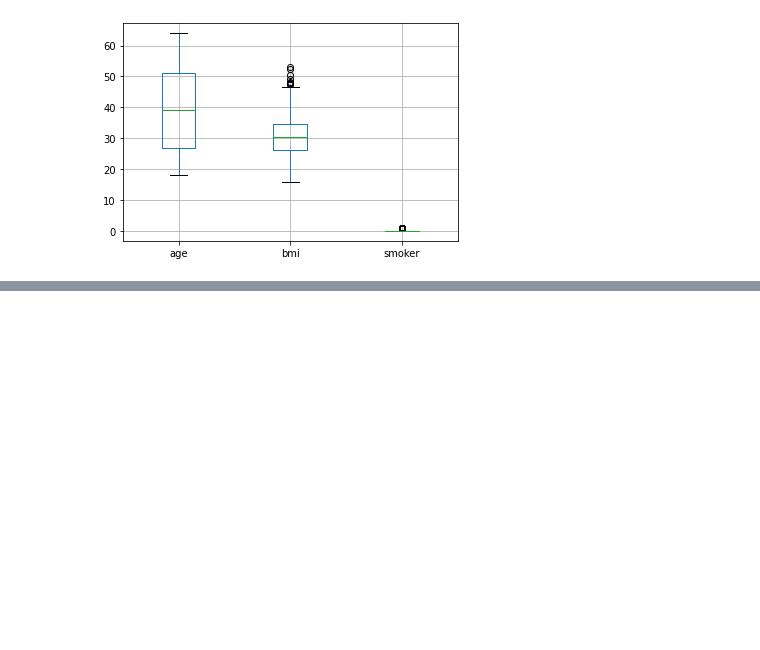
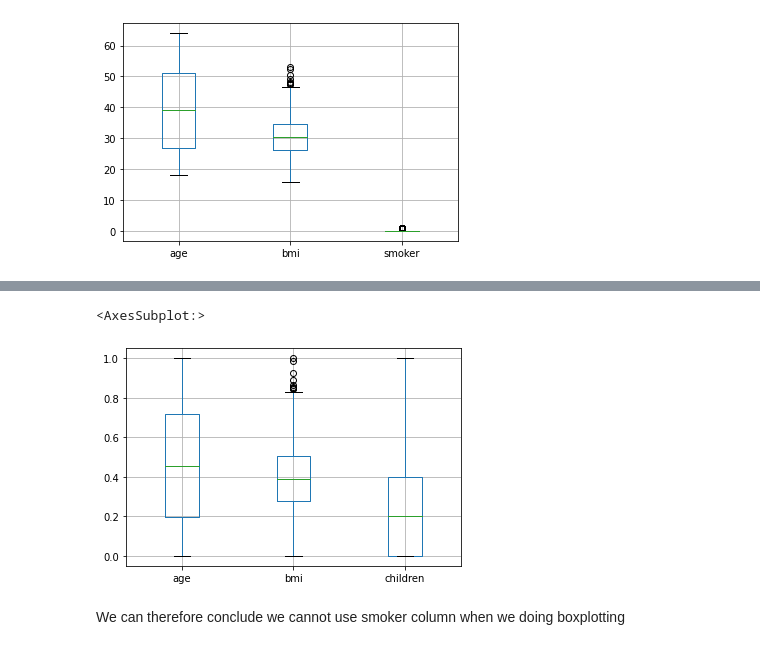
Before and after one commit to DPY401T/intro-to-ml, a Jupyter notebook: Regression Problem/medical_cost_per_individual.ipynb, the cells around one changed output, grey strips where cells are left out. Drawn from its saved outputs; the diff is of its cells as text; code cells hidden in the pictures; blank space fills up the shorter version.

```diff
--- a/Regression Problem/medical_cost_per_individual.ipynb
+++ b/Regression Problem/medical_cost_per_individual.ipynb
@@ -118,0 +148,7 @@ df.boxplot(column=['age','bmi','smoker'])
+# %%
+scaled_data.boxplot(column=['age','bmi','children'])
+# %% [output]
+<AxesSubplot:>
+[figure, added]
+# %% [markdown]
+We can therefore conclude we cannot use smoker column when we doing boxplotting
```
Also changed, not shown: parts of 5 cells of this notebook.
